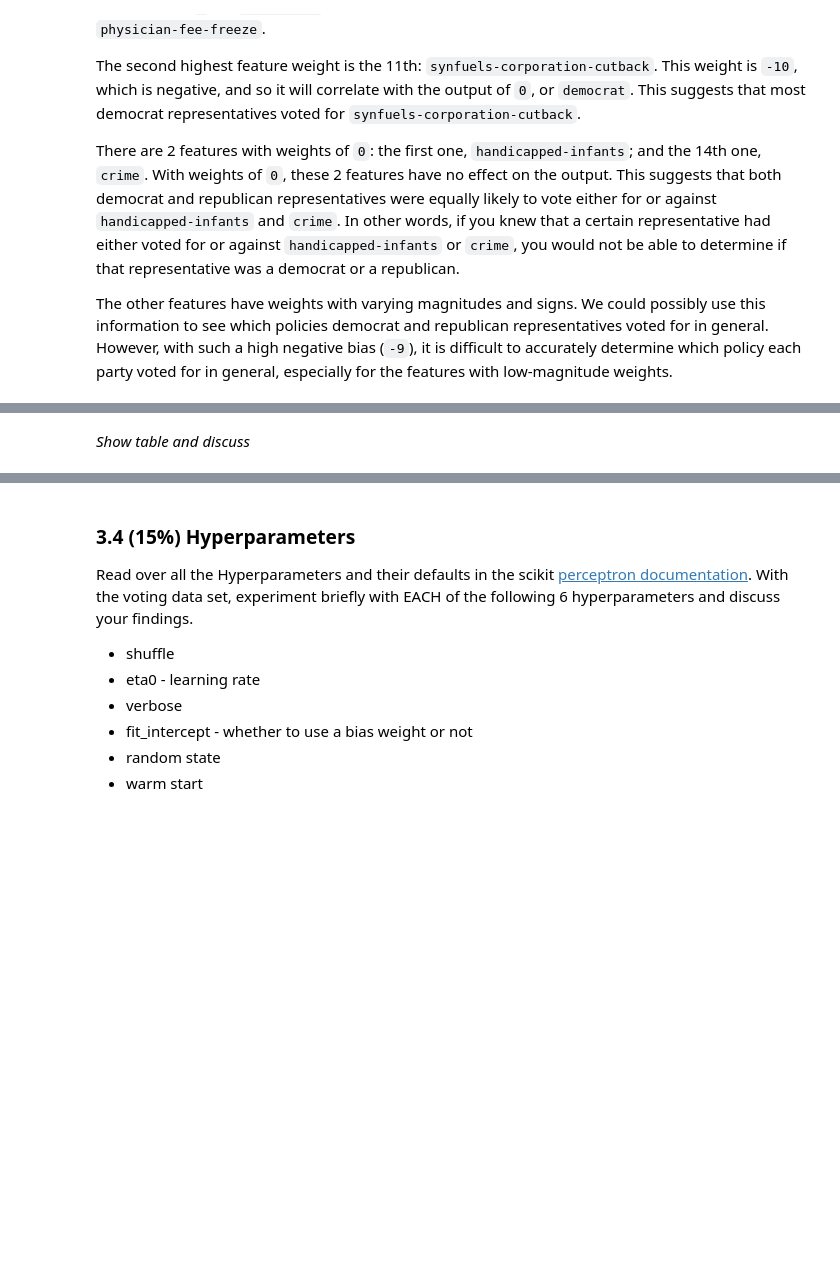
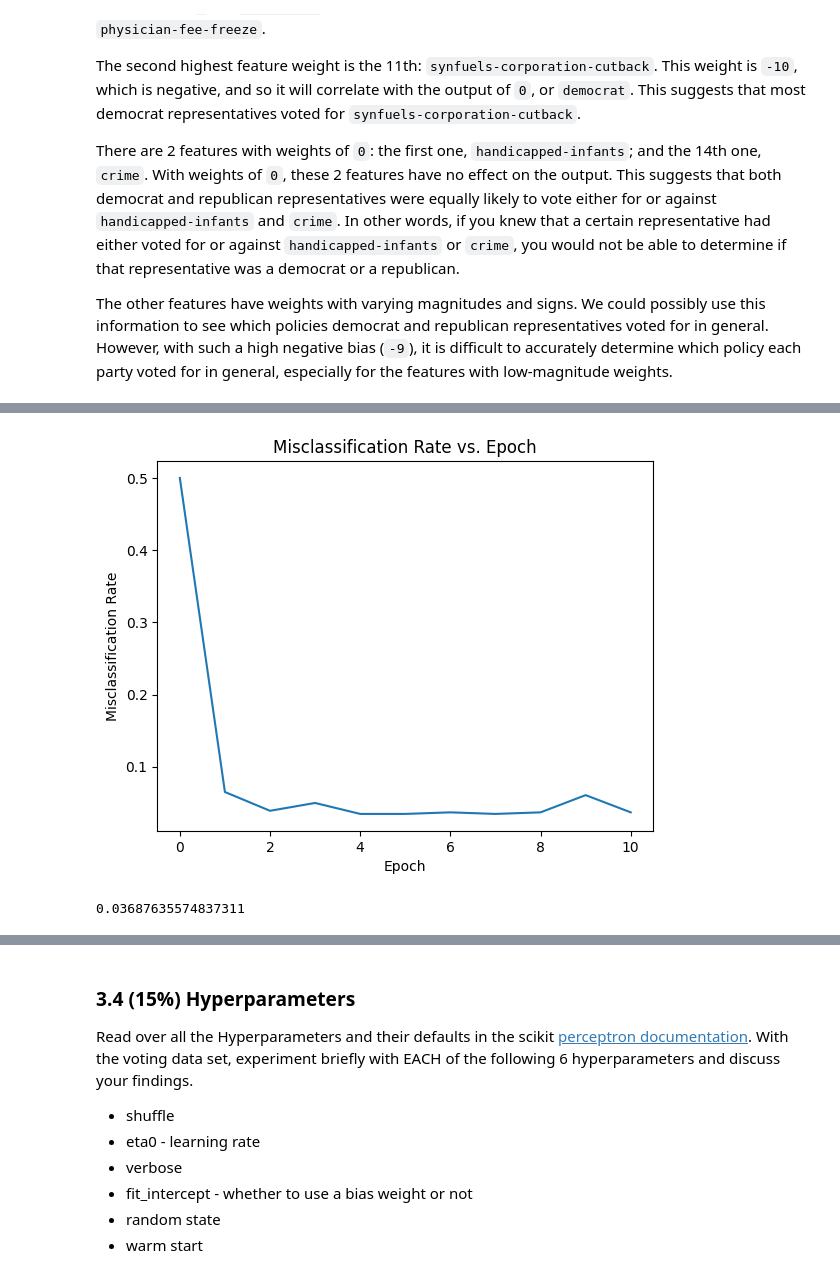
Before and after one commit to henderj/cs270-labs, a Jupyter notebook: perceptron/perceptron_lab.ipynb, the cells around one changed output, grey strips where cells are left out. Cells and saved outputs as stored; diff of their text form; code cells hidden in the pictures; blank space fills up the shorter version.

```diff
--- a/perceptron/perceptron_lab.ipynb
+++ b/perceptron/perceptron_lab.ipynb
@@ -443,5 +443,17 @@ def plot_misclassification(misclassification_rate):
     plt.xlabel("Epoch")
     plt.ylabel("Misclassification Rate")
     plt.show()
-# %% [markdown]
-*Show table and discuss*
+# %%
+random_state = 31
+num_iter = 10
+misclassification_rate = [0.5]
+# perceptron = Perceptron(random_state=31, verbose=1)
+perceptron = Perceptron(max_iter=1, warm_start=True, random_state=31)
+for i in range(0, num_iter):
+    perceptron.fit(X_voting, y_voting)
+    misclassification_rate.append(1-perceptron.score(X_voting, y_voting))
+plot_misclassification(misclassification_rate)
+print(misclassification_rate[-1])
+# %% [output]
+[figure, added]
+0.03687635574837311
```
Also changed, not shown: parts of 1 cell of this notebook.
